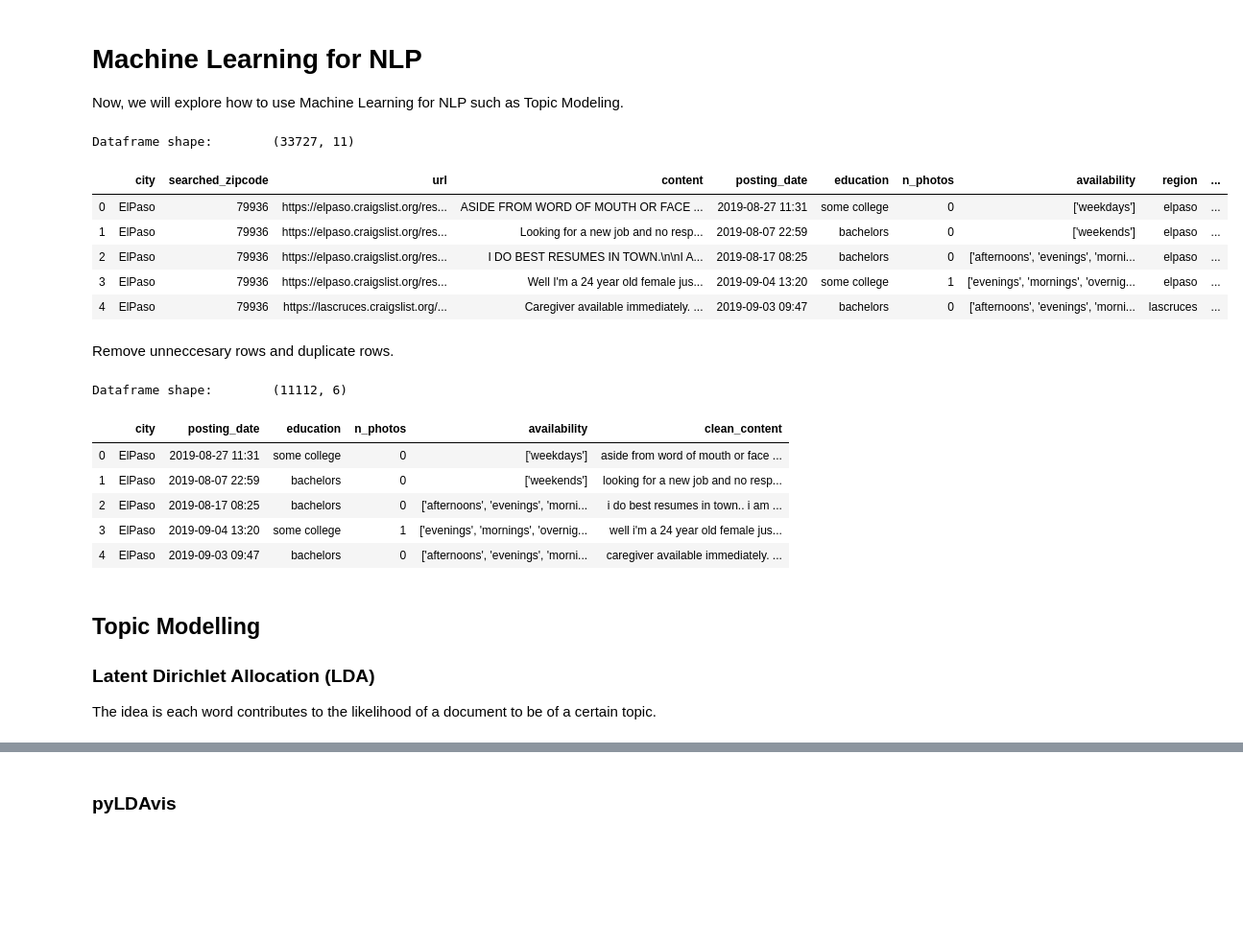
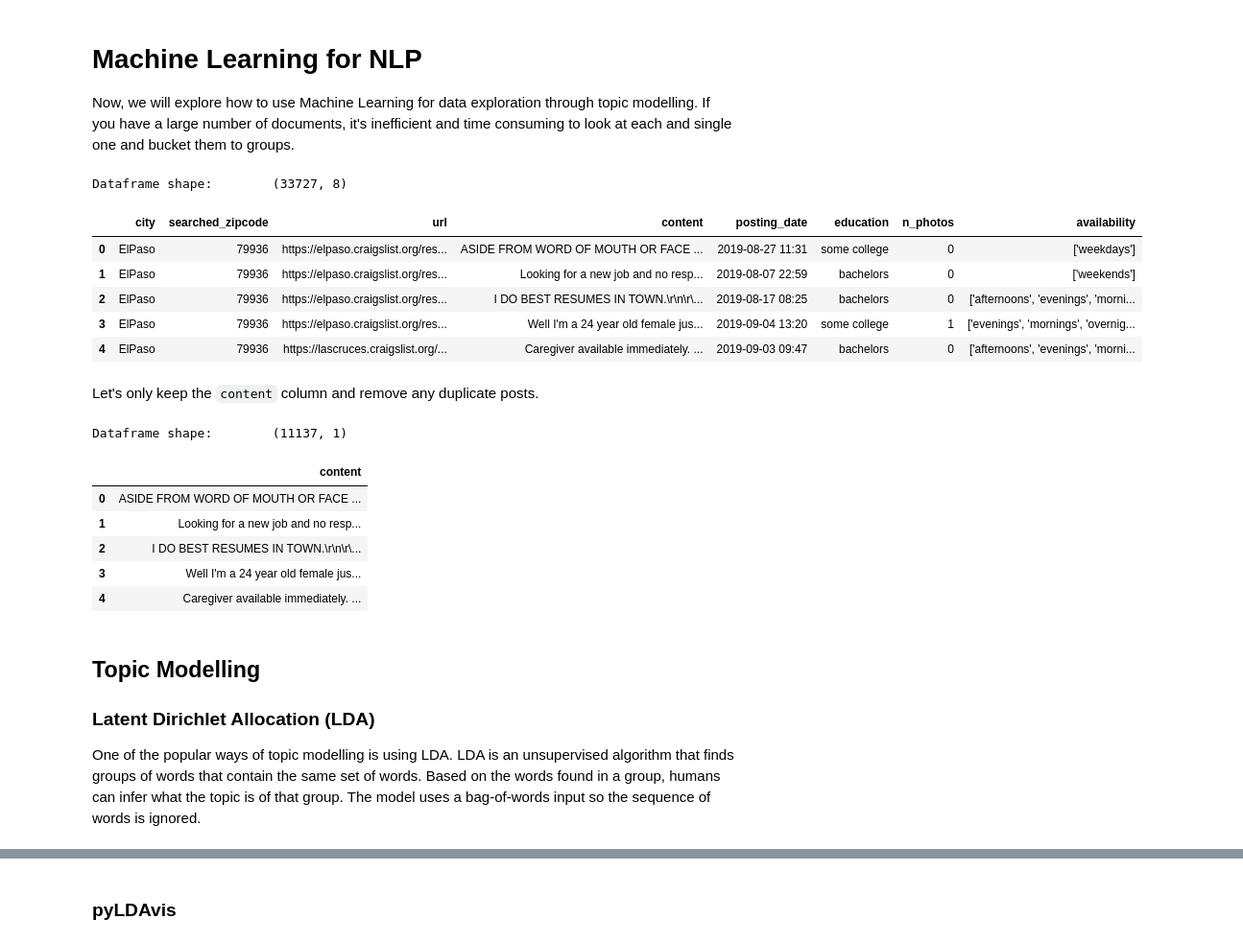
Before and after one commit to miketong08/resume_scraping, a Jupyter notebook: notebooks/Machine Learning.ipynb, the cells around one changed output, grey strips where cells are left out. Shown at 96% size. Saved outputs shown, nothing was run; the diff lists cells and outputs as text; code cells hidden in the pictures; blank space fills up the shorter version.

```diff
--- a/notebooks/Machine Learning.ipynb
+++ b/notebooks/Machine Learning.ipynb
@@ -1,7 +1,7 @@
 # %% [markdown]
 # Machine Learning for NLP
 
-Now, we will explore how to use Machine Learning for NLP such as Topic Modeling.
+Now, we will explore how to use Machine Learning for data exploration through topic modelling. If you have a large number of documents, it's inefficient and time consuming to look at each and single one and bucket them to groups.
 # %%
 import pandas as pd
 import matplotlib.pyplot as plt
@@ -10,34 +10,34 @@ import pyLDAvis, pyLDAvis.sklearn
 
 %matplotlib inline
 # %%
-df = pd.read_csv("./../assets/data_large_clean.csv", index_col = 0)
+df = pd.read_csv("./../assets/data_large.csv", index_col = 0)
 print(f"Dataframe shape:\t{df.shape}")
 df.head()
 # %% [output]
-Dataframe shape:        (33727, 11)
+Dataframe shape:        (33727, 8)
-|  | city | searched_zipcode | url | content | posting_date | education | n_photos | availability | region | ... |
-| 0 | ElPaso | 79936 | https://elpaso.craigslist.org/res... | ASIDE FROM WORD OF MOUTH OR FACE ... | 2019-08-27 11:31 | some college | 0 | ['weekdays'] | elpaso | ... |
-| 1 | ElPaso | 79936 | https://elpaso.craigslist.org/res... | Looking for a new job and no resp... | 2019-08-07 22:59 | bachelors | 0 | ['weekends'] | elpaso | ... |
-| 2 | ElPaso | 79936 | https://elpaso.craigslist.org/res... | I DO BEST RESUMES IN TOWN.\n\nI A... | 2019-08-17 08:25 | bachelors | 0 | ['afternoons', 'evenings', 'morni... | elpaso | ... |
-| 3 | ElPaso | 79936 | https://elpaso.craigslist.org/res... | Well I'm a 24 year old female jus... | 2019-09-04 13:20 | some college | 1 | ['evenings', 'mornings', 'overnig... | elpaso | ... |
-| 4 | ElPaso | 79936 | https://lascruces.craigslist.org/... | Caregiver available immediately. ... | 2019-09-03 09:47 | bachelors | 0 | ['afternoons', 'evenings', 'morni... | lascruces | ... |
+|  | city | searched_zipcode | url | content | posting_date | education | n_photos | availability |
+| 0 | ElPaso | 79936 | https://elpaso.craigslist.org/res... | ASIDE FROM WORD OF MOUTH OR FACE ... | 2019-08-27 11:31 | some college | 0 | ['weekdays'] |
+| 1 | ElPaso | 79936 | https://elpaso.craigslist.org/res... | Looking for a new job and no resp... | 2019-08-07 22:59 | bachelors | 0 | ['weekends'] |
+| 2 | ElPaso | 79936 | https://elpaso.craigslist.org/res... | I DO BEST RESUMES IN TOWN.\r\n\r\... | 2019-08-17 08:25 | bachelors | 0 | ['afternoons', 'evenings', 'morni... |
+| 3 | ElPaso | 79936 | https://elpaso.craigslist.org/res... | Well I'm a 24 year old female jus... | 2019-09-04 13:20 | some college | 1 | ['evenings', 'mornings', 'overnig... |
+| 4 | ElPaso | 79936 | https://lascruces.craigslist.org/... | Caregiver available immediately. ... | 2019-09-03 09:47 | bachelors | 0 | ['afternoons', 'evenings', 'morni... |
-# %% [markdown]
-Remove unneccesary rows and duplicate rows.
+# %% [markdown]
+Let's only keep the `content` column and remove any duplicate posts.
 # %%
-df.drop(columns = ['searched_zipcode', 'url', 'region', 'type of employment', 'content'], inplace = True)
-df.drop_duplicates(subset = 'clean_content', keep = 'first', inplace = True)
+df = df[['content']]
+df.drop_duplicates(subset = 'content', keep = 'first', inplace = True)
 print(f"Dataframe shape:\t{df.shape}")
 df.head()
 # %% [output]
-Dataframe shape:        (11112, 6)
+Dataframe shape:        (11137, 1)
-|  | city | posting_date | education | n_photos | availability | clean_content |
-| 0 | ElPaso | 2019-08-27 11:31 | some college | 0 | ['weekdays'] | aside from word of mouth or face ... |
-| 1 | ElPaso | 2019-08-07 22:59 | bachelors | 0 | ['weekends'] | looking for a new job and no resp... |
-| 2 | ElPaso | 2019-08-17 08:25 | bachelors | 0 | ['afternoons', 'evenings', 'morni... | i do best resumes in town.. i am ... |
-| 3 | ElPaso | 2019-09-04 13:20 | some college | 1 | ['evenings', 'mornings', 'overnig... | well i'm a 24 year old female jus... |
-| 4 | ElPaso | 2019-09-03 09:47 | bachelors | 0 | ['afternoons', 'evenings', 'morni... | caregiver available immediately. ... |
+|  | content |
+| 0 | ASIDE FROM WORD OF MOUTH OR FACE ... |
+| 1 | Looking for a new job and no resp... |
+| 2 | I DO BEST RESUMES IN TOWN.\r\n\r\... |
+| 3 | Well I'm a 24 year old female jus... |
+| 4 | Caregiver available immediately. ... |
-# %% [markdown]
-## Topic Modelling
-### Latent Dirichlet Allocation (LDA)
-The idea is each word contributes to the likelihood of a document to be of a certain topic.
+# %% [markdown]
+## Topic Modelling
+### Latent Dirichlet Allocation (LDA)
+One of the popular ways of topic modelling is using LDA. LDA is an unsupervised algorithm that finds groups of words that contain the same set of words. Based on the words found in a group, humans can infer what the topic is of that group. The model uses a bag-of-words input so the sequence of words is ignored.
 # %%
```
Also changed, not shown: parts of 24 cells of this notebook, 9 other files.
